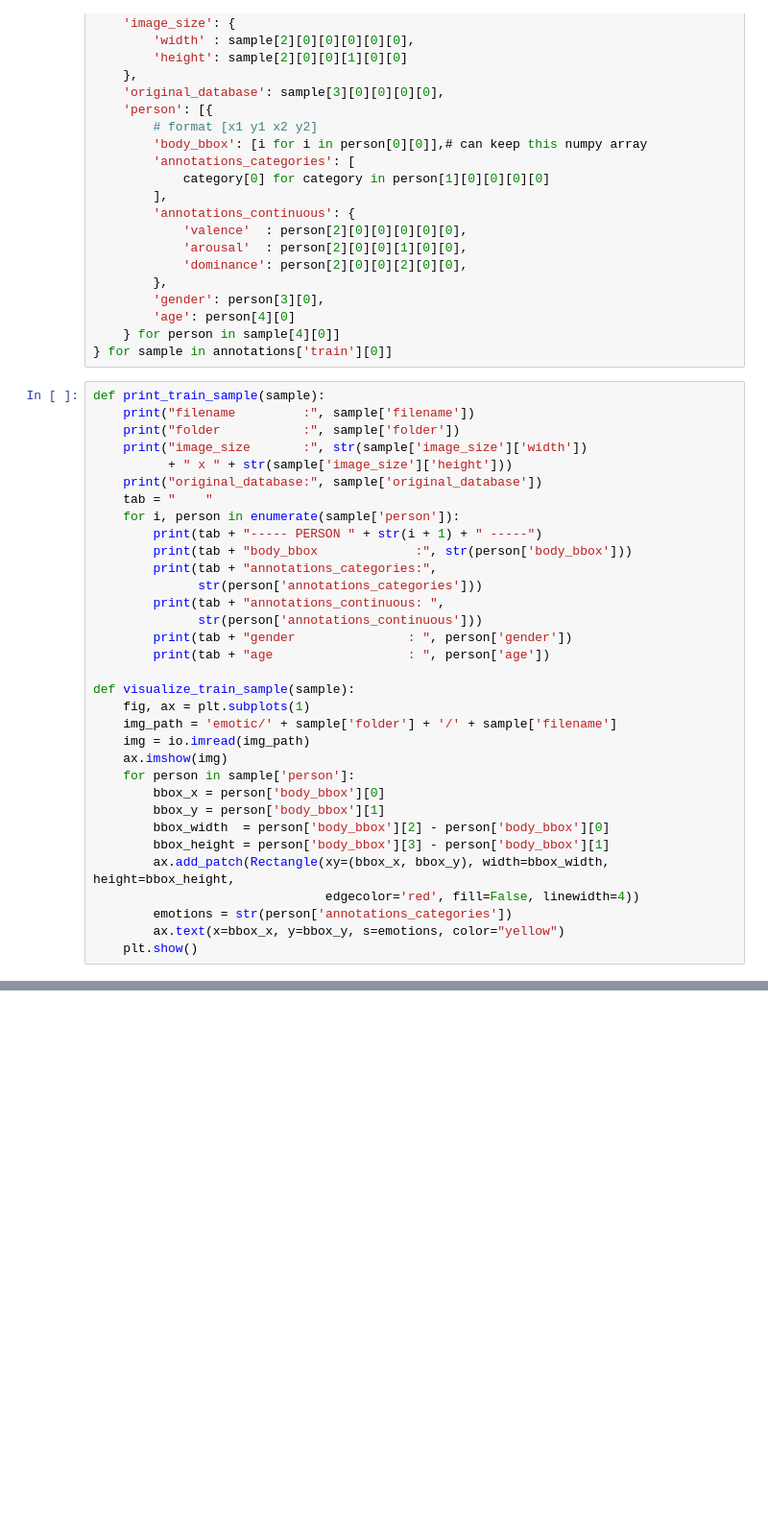
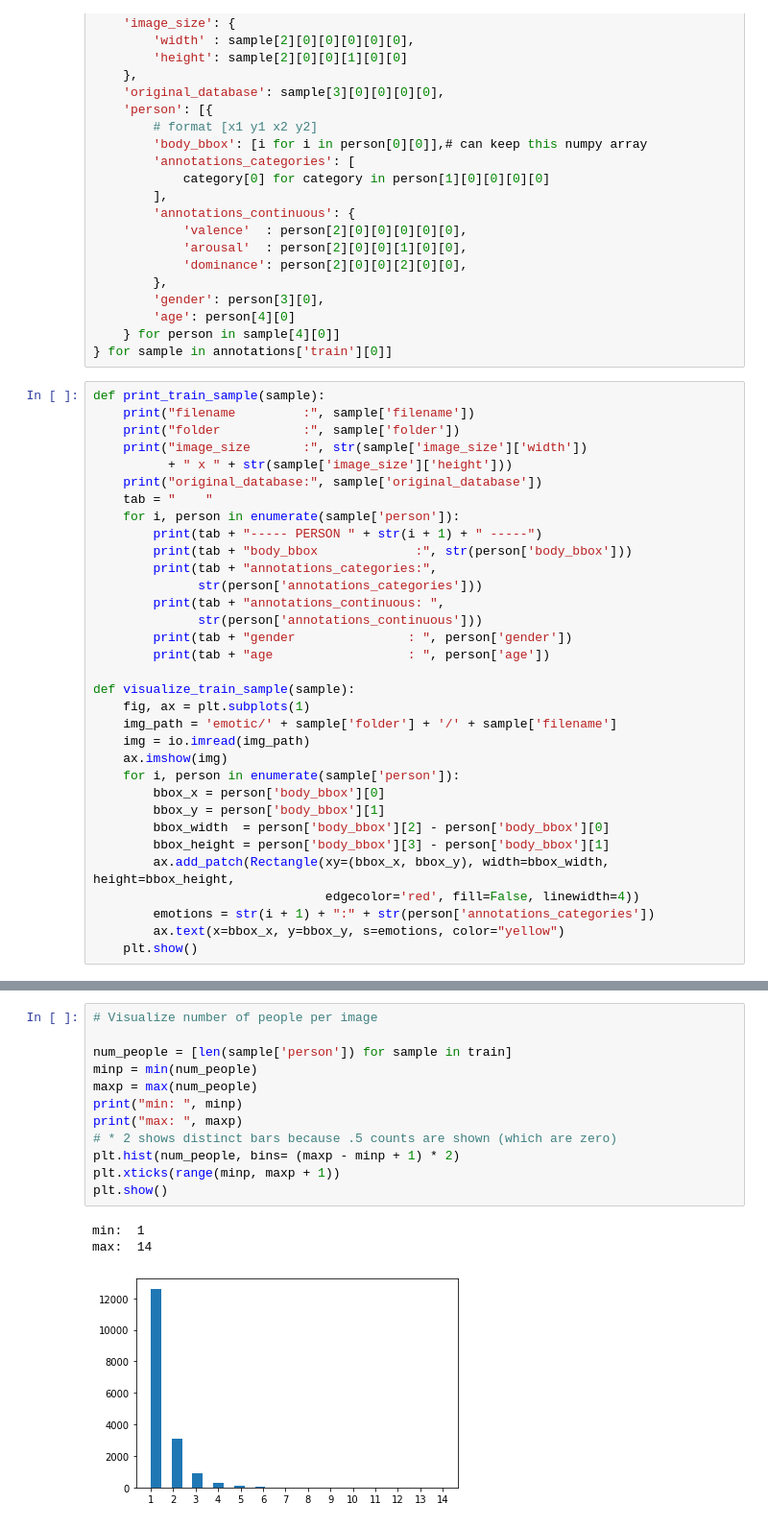
Before and after one commit to ShivamHacks/EMOTIC-Dataset, a Jupyter notebook: explore_emotic.ipynb, the cells around one changed output, grey strips where cells are left out. Shown at 96% size. Saved outputs shown, nothing was run; the diff lists cells and outputs as text; blank space fills up the shorter version.

Commit message:
added histogram of person counts

```diff
--- a/explore_emotic.ipynb
+++ b/explore_emotic.ipynb
@@ -59,14 +59,14 @@ def visualize_train_sample(sample):
     img_path = 'emotic/' + sample['folder'] + '/' + sample['filename']
     img = io.imread(img_path)
     ax.imshow(img)
-    for person in sample['person']:
+    for i, person in enumerate(sample['person']):
         bbox_x = person['body_bbox'][0]
         bbox_y = person['body_bbox'][1]
         bbox_width  = person['body_bbox'][2] - person['body_bbox'][0]
         bbox_height = person['body_bbox'][3] - person['body_bbox'][1]
         ax.add_patch(Rectangle(xy=(bbox_x, bbox_y), width=bbox_width, height=bbox_height,
                                edgecolor='red', fill=False, linewidth=4))
-        emotions = str(person['annotations_categories'])
+        emotions = str(i + 1) + ":" + str(person['annotations_categories'])
         ax.text(x=bbox_x, y=bbox_y, s=emotions, color="yellow")
     plt.show()
 # %%
@@ -99,0 +98,16 @@ original_database: framesdb
+# %%
+# Visualize number of people per image
+
+num_people = [len(sample['person']) for sample in train]
+minp = min(num_people)
+maxp = max(num_people)
+print("min: ", minp)
+print("max: ", maxp)
+# * 2 shows distinct bars because .5 counts are shown (which are zero)
+plt.hist(num_people, bins= (maxp - minp + 1) * 2)
+plt.xticks(range(minp, maxp + 1))
+plt.show()
+# %% [output]
+min:  1
+max:  14
+[figure, added]
```
Also changed, not shown: parts of 1 cell of this notebook.
